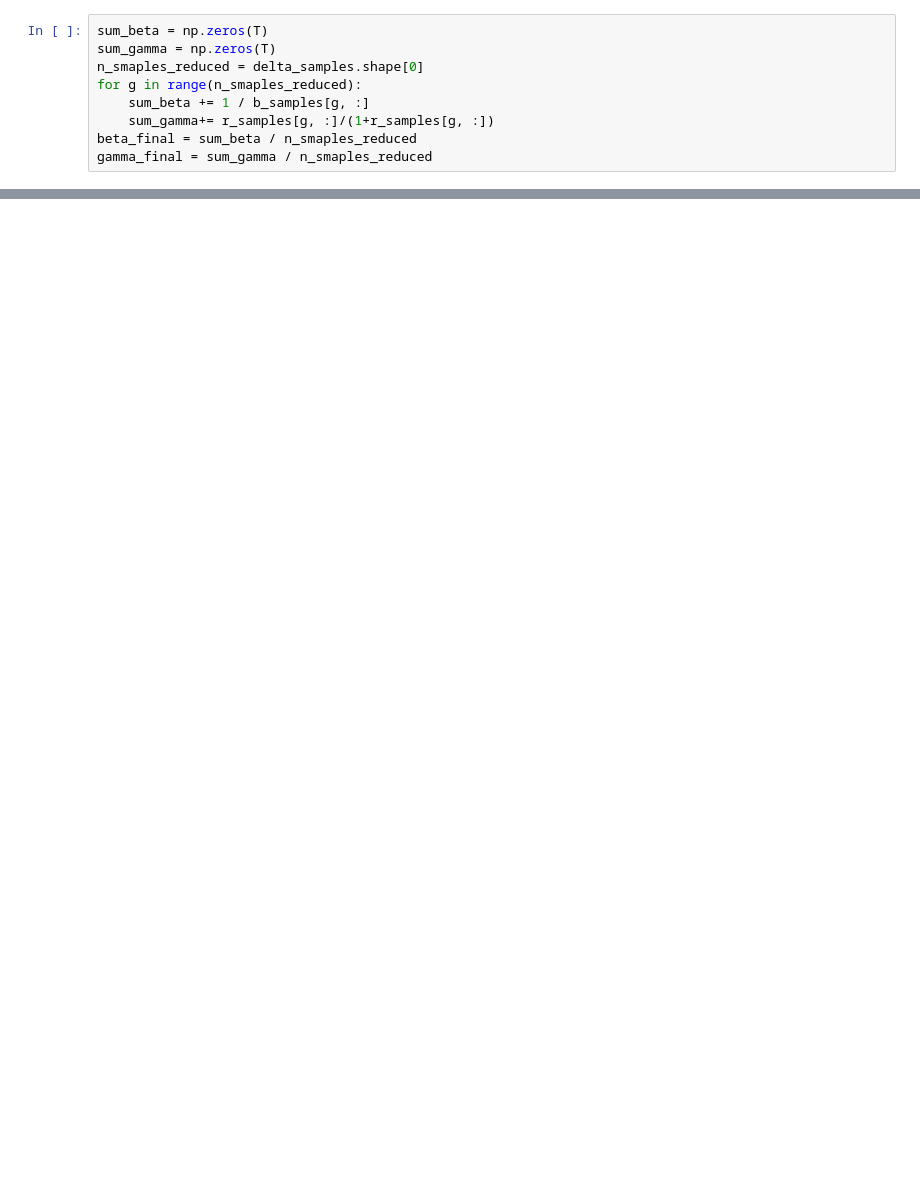
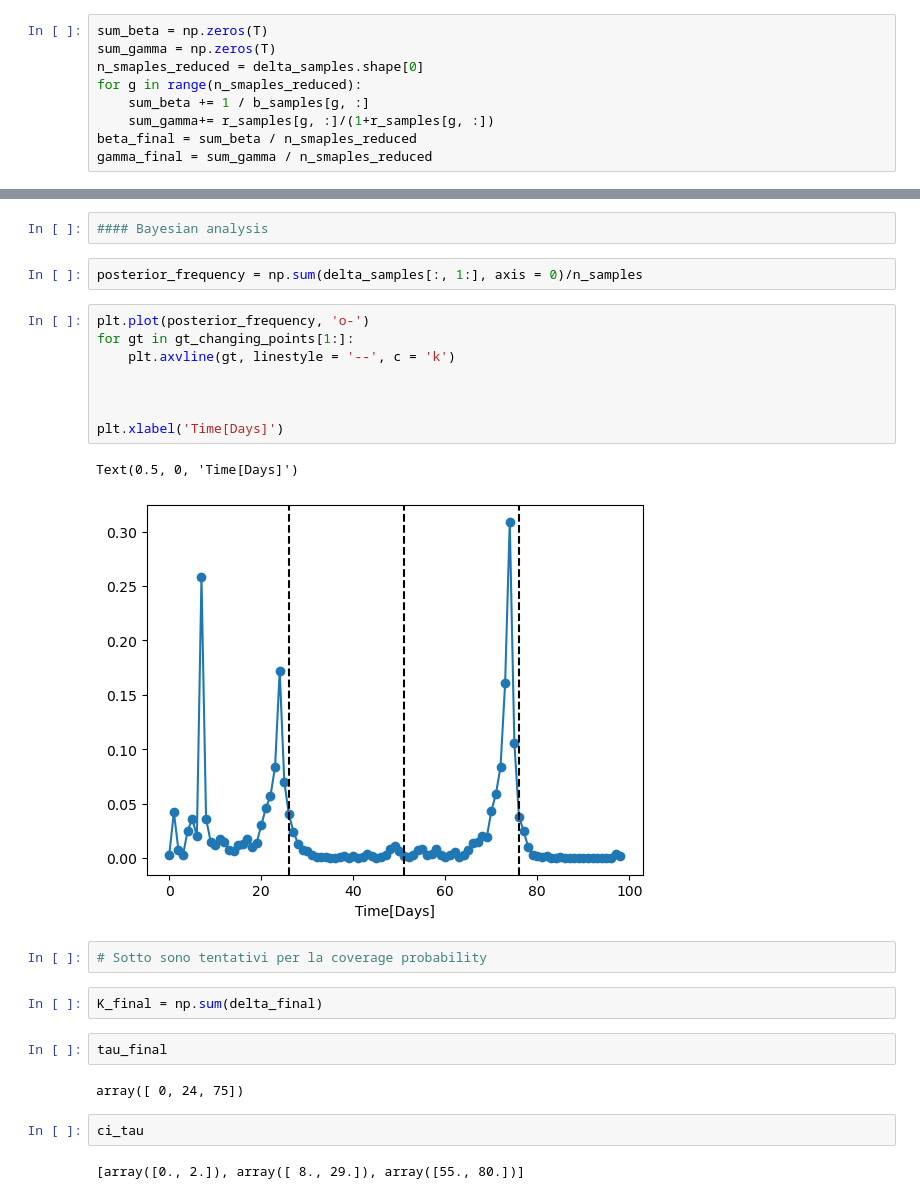
Before and after one commit to threeblueonebrowneyes/bayesian-sir-with-changing-points, a Jupyter notebook: Bayes_SIR.ipynb, the cells around one changed output, grey strips where cells are left out. Cells and saved outputs as stored; diff of their text form; blank space fills up the shorter version.

```diff
--- a/Bayes_SIR.ipynb
+++ b/Bayes_SIR.ipynb
@@ -526,0 +542,27 @@ plt.plot(gamma_final)
+# %%
+#### Bayesian analysis
+# %%
+posterior_frequency = np.sum(delta_samples[:, 1:], axis = 0)/n_samples
+# %%
+plt.plot(posterior_frequency, 'o-')
+for gt in gt_changing_points[1:]:
+    plt.axvline(gt, linestyle = '--', c = 'k')
+
+
+
+plt.xlabel('Time[Days]')
+# %% [output]
+Text(0.5, 0, 'Time[Days]')
+[figure, added]
+# %%
+# Sotto sono tentativi per la coverage probability
+# %%
+K_final = np.sum(delta_final)
+# %%
+tau_final
+# %% [output]
+array([ 0, 24, 75])
+# %%
+ci_tau
+# %% [output]
+[array([0., 2.]), array([ 8., 29.]), array([55., 80.])]
```
Also changed, not shown: parts of 22 cells of this notebook.
